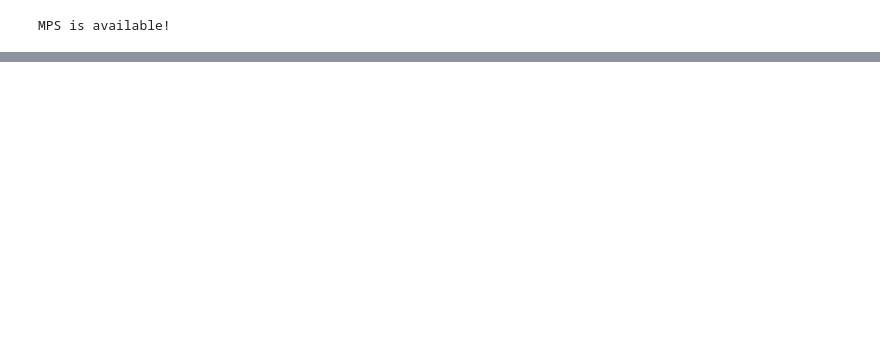
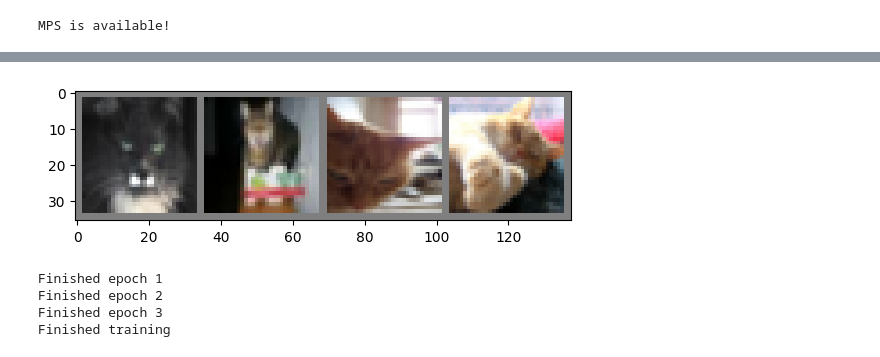
Before and after one commit to davisgcii/basicLoRA, a Jupyter notebook: classify.ipynb, the cells around one changed output, grey strips where cells are left out. Drawn from its saved outputs; the diff is of its cells as text; code cells hidden in the pictures; blank space fills up the shorter version.

Commit message:
implemented update_model() and finished LoRALinear

```diff
--- a/classify.ipynb
+++ b/classify.ipynb
@@ -181,18 +244,0 @@ Accuracy of the network on the 10000 test images: 54 %
-# %%
-# let's check on a class basis
-correct_pred = { classname: 0 for classname in classes } # dictionary to track correct predictions per class
-total_pred = { classname: 0 for classname in classes } # dictionary to track total predictions per class
-
-with torch.no_grad(): # don't compute gradients because we're not training
-  for data in testloader: # iterate over data
-    images, labels = data[0].to(device), data[1].to(device) # get inputs and labels
-    outputs = net(images) # get the network's predictions
-    _, predictions = torch.max(outputs, 1) # get the class with the highest score
-    for label, prediction in zip(labels, predictions): # zip does element-wise iteration
-      if label == prediction: # if the prediction was correct
-        correct_pred[classes[label]] += 1 # increment the correct prediction count for that class
-      total_pred[classes[label]] += 1 # increment the total prediction count for that class
-
-for classname, correct_count in correct_pred.items(): # iterate over the dictionary
-  accuracy = 100 * float(correct_count) / total_pred[classname] # compute the accuracy
-  print("Accuracy for class {:5s} is: {:.1f} %".format(classname, accuracy)) # print the accuracy
@@ -287,0 +421,25 @@ class LoRALinear(nn.Module):
+# %%
+# it looks like class 'cat' had the lowest accuracy; let's fine tune the lora adapted
+# model on only the cat class
+
+# create a trainloader for only the cat class
+cat_trainset = [data for data in trainset if data[1] == classes.index('cat')]
+cat_trainloader = torch.utils.data.DataLoader(cat_trainset, batch_size=4, shuffle=True, num_workers=2)
+
+# let's print a few of the cat images# Display some of the cat images
+cat_dataiter = iter(cat_trainloader) # create an iterator
+cat_images, cat_labels = next(dataiter) # get the next batch of images and labels
+
+# print images
+showimg(torchvision.utils.make_grid(cat_images))
+# %% [output]
+[figure, added]
+# %%
+# let's continue training the lora-adapted model on just the cat class
+optimizer = optim.SGD(net.parameters(), lr=0.001, momentum=0.9) # update the optimizer for the new parameters
+train(net, criterion, optimizer, cat_trainloader, num_epochs=3)
+# %% [output]
+Finished epoch 1
+Finished epoch 2
+Finished epoch 3
+Finished training
```
Also changed, not shown: parts of 18 cells of this notebook, 1 other file.
